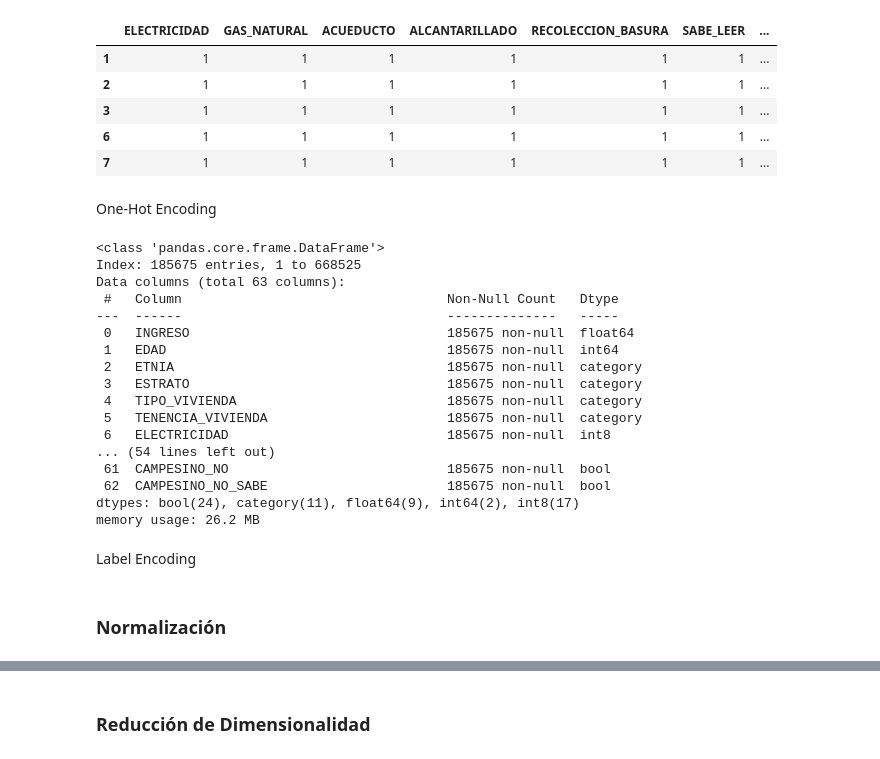
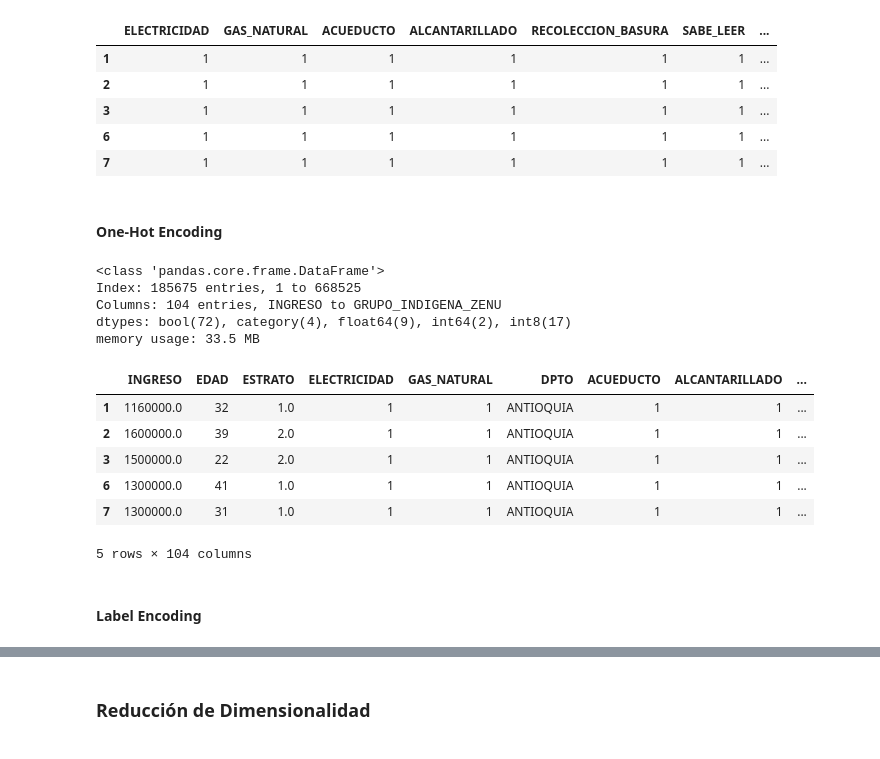
Before and after one commit to MariSalas23/ANALITICA_FINAL, a Jupyter notebook: ANALITICA_FINAL copy 2.ipynb, the cells around one changed output, grey strips where cells are left out. Saved outputs shown, nothing was run; the diff lists cells and outputs as text; code cells hidden in the pictures.

```diff
--- a/ANALITICA_FINAL copy 2.ipynb
+++ b/ANALITICA_FINAL copy 2.ipynb
@@ -751,7 +752,7 @@ df_ingreso[columnas_binarias].head()
 | 6 | 1 | 1 | 1 | 1 | 1 | 1 | ... |
 | 7 | 1 | 1 | 1 | 1 | 1 | 1 | ... |
 # %% [markdown]
-One-Hot Encoding
+#### **One-Hot Encoding**
 # %%
 # 1. Variables que originalmente tienen SI/NO/NO_SABE
 columnas_multicateg = [
@@ -766,7 +767,14 @@ otras_dummies = [
     'SEXO_NACIMIENTO',
     'GENERO',
     'ATRACCION_POR',
-    'URBANO_RURAL'
+    'URBANO_RURAL',
+    'GRUPO_INDIGENA',
+    'ACTIVIDAD_MAYOR_TIEMPO',
+    'AGUA_POTABLE',
+    'TIPO_VIVIENDA',
+    'TENENCIA_VIVIENDA',
+    'ETNIA',
+    'POSICION_OCUPACIONAL'
 ]
 
 # 3. Unir ambas listas, evitando duplicados
@@ -780,22 +788,18 @@ df_ingreso.info()
 # %% [output]
 <class 'pandas.core.frame.DataFrame'>
 Index: 185675 entries, 1 to 668525
-Data columns (total 63 columns):
- #   Column                                  Non-Null Count   Dtype
----  ------                                  --------------   -----
- 0   INGRESO                                 185675 non-null  float64
- 1   EDAD                                    185675 non-null  int64
- 2   ETNIA                                   185675 non-null  category
- 3   ESTRATO                                 185675 non-null  category
- 4   TIPO_VIVIENDA                           185675 non-null  category
- 5   TENENCIA_VIVIENDA                       185675 non-null  category
- 6   ELECTRICIDAD                            185675 non-null  int8
-... (54 lines left out)
- 61  CAMPESINO_NO                            185675 non-null  bool
- 62  CAMPESINO_NO_SABE                       185675 non-null  bool
-dtypes: bool(24), category(11), float64(9), int64(2), int8(17)
-memory usage: 26.2 MB
+Columns: 104 entries, INGRESO to GRUPO_INDIGENA_ZENU
+dtypes: bool(72), category(4), float64(9), int64(2), int8(17)
+memory usage: 33.5 MB
+# %%
+df_ingreso.head()
+# %% [output]
+|  | INGRESO | EDAD | ESTRATO | ELECTRICIDAD | GAS_NATURAL | DPTO | ACUEDUCTO | ALCANTARILLADO | ... |
+| 1 | 1160000.0 | 32 | 1.0 | 1 | 1 | ANTIOQUIA | 1 | 1 | ... |
+| 2 | 1600000.0 | 39 | 2.0 | 1 | 1 | ANTIOQUIA | 1 | 1 | ... |
+| 3 | 1500000.0 | 22 | 2.0 | 1 | 1 | ANTIOQUIA | 1 | 1 | ... |
+| 6 | 1300000.0 | 41 | 1.0 | 1 | 1 | ANTIOQUIA | 1 | 1 | ... |
+| 7 | 1300000.0 | 31 | 1.0 | 1 | 1 | ANTIOQUIA | 1 | 1 | ... |
+5 rows × 104 columns
 # %% [markdown]
-Label Encoding
+#### **Label Encoding**
-# %% [markdown]
-### **Normalización**
```
Also changed, not shown: parts of 15 cells of this notebook.
